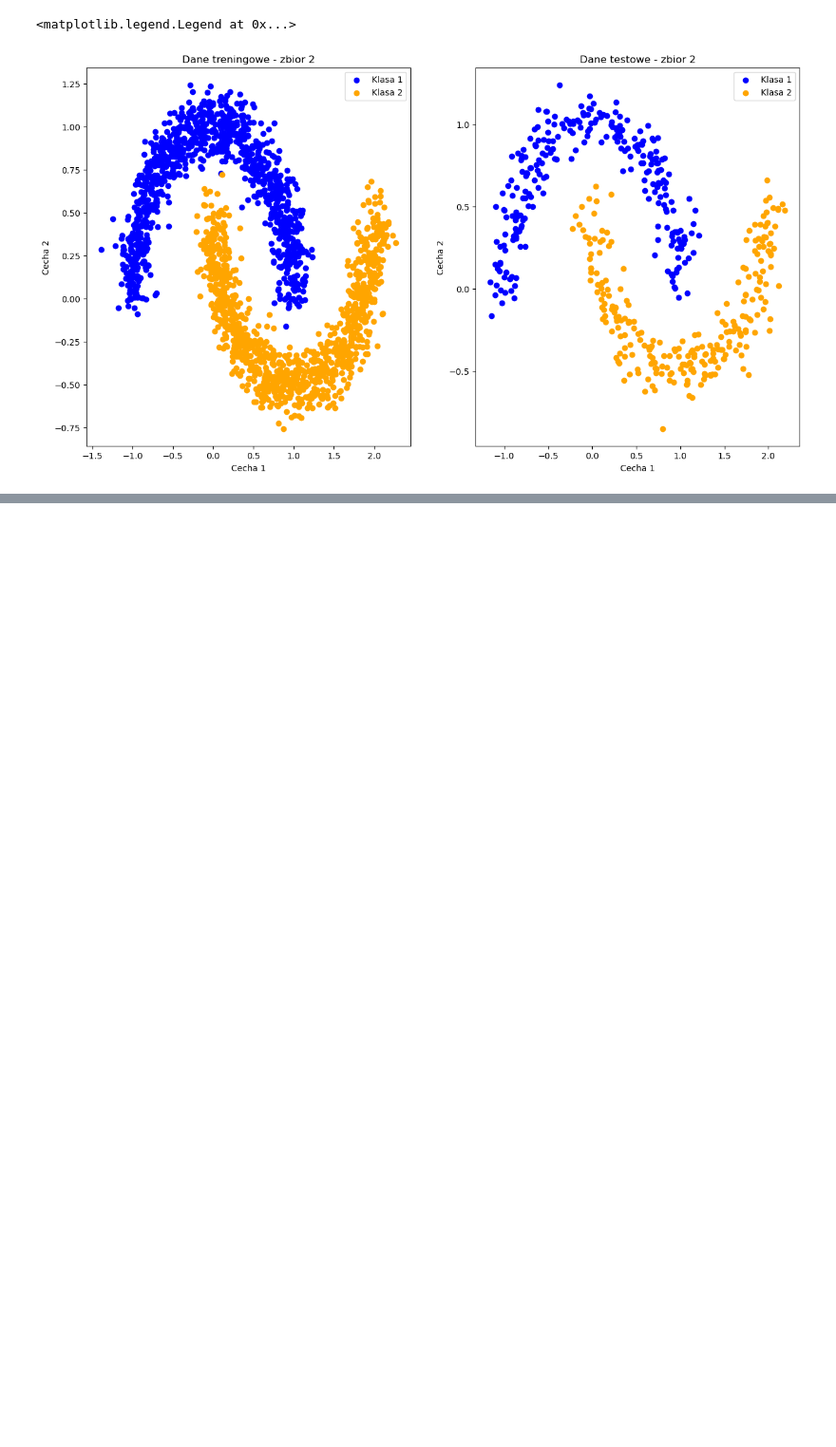
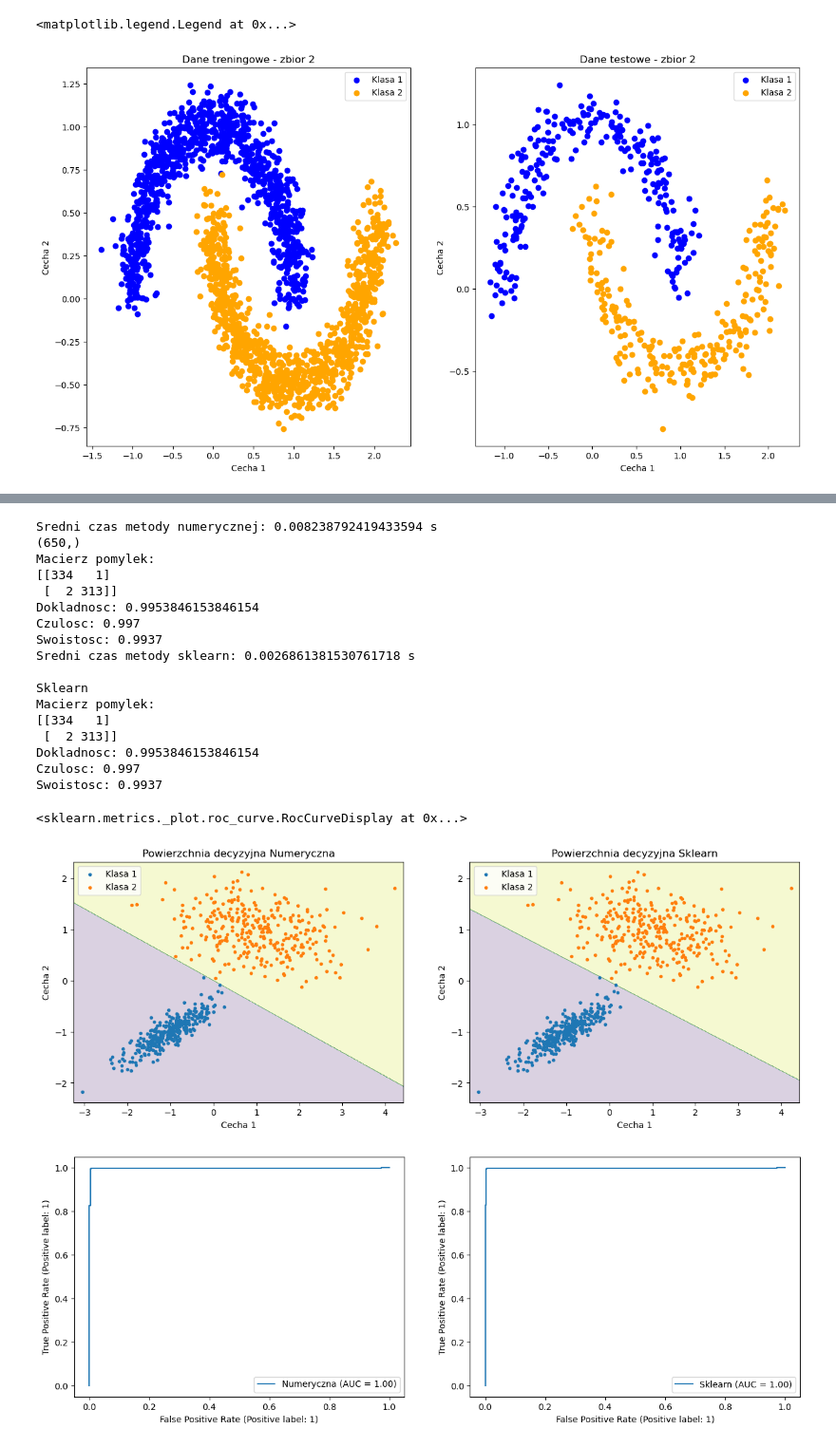
Before and after one commit to HaZhul/ML-models, a Jupyter notebook: 3Logistic_Regression/logistic_regression.ipynb, the cells around one changed output, grey strips where cells are left out. Shown at 95% size. Drawn from its saved outputs; the diff is of its cells as text; code cells hidden in the pictures; blank space fills up the shorter version.

```diff
--- a/3Logistic_Regression/logistic_regression.ipynb
+++ b/3Logistic_Regression/logistic_regression.ipynb
@@ -170,0 +173,67 @@ Swoistosc: 0.9937
+# %%
+model = MLogisticRegression(eta=0.01, num_iterations=100)
+start = time.time()
+for i in range(100):
+    model.fit(X_syn_train, y_syn_train)
+    y_pred = model.predict(X_syn_test)
+end = time.time()
+print(f'Sredni czas metody numerycznej: {(end - start)/100} s')
+print(y_pred.shape)
+
+accuracy = accuracy_score(y_syn_test, y_pred)
+c_matrix = confusion_matrix(y_syn_test, y_pred)
+print(f'Macierz pomylek: \n{c_matrix}')
+print(f'Dokladnosc: {accuracy}\nCzulosc: {sensitivity(c_matrix)}\nSwoistosc: {specificity(c_matrix)}')
+X_pred_0 = X_syn_test[y_pred == 0]
+X_pred_1 = X_syn_test[y_pred == 1]
+
+
+model_sk = LogisticRegression()
+start = time.time()
+for i in range(100):
+    model_sk.fit(X_syn_train, y_syn_train)
+    y_pred_sk = model_sk.predict(X_syn_test)
+end = time.time()
+print(f'Sredni czas metody sklearn: {(end - start)/100} s')
+
+accuracy_sk = accuracy_score(y_syn_test, y_pred_sk)
+c_matrix_sk = confusion_matrix(y_syn_test, y_pred_sk)
+print(f'\nSklearn\nMacierz pomylek: \n{c_matrix}')
+print(f'Dokladnosc: {accuracy_sk}\nCzulosc: {sensitivity(c_matrix_sk)}\nSwoistosc: {specificity(c_matrix_sk)}')
+X_pred_0_sk = X_syn_test[y_pred_sk == 0]
+X_pred_1_sk = X_syn_test[y_pred_sk == 1]
+
+plt.figure(figsize=(15, 5))
+plt.subplot(1, 2, 1)
+plot_class(X_syn_test, X_pred_0, X_pred_1, model, 'Numeryczna')
+plt.subplot(1, 2, 2)
+plot_class(X_syn_test, X_pred_0_sk, X_pred_1_sk, model_sk, 'Sklearn')
+
+
+y_scores_sk = model_sk.decision_function(X_syn_test)
+y_scores = model.decision_function(X_syn_test)
+
+_, axs = plt.subplots(1, 2, figsize=(15, 5))
+RocCurveDisplay.from_predictions(y_syn_test, y_scores, name='Numeryczna', ax=axs[0])
+RocCurveDisplay.from_predictions(y_syn_test, y_scores_sk, name='Sklearn', ax=axs[1])
+# %% [output]
+Sredni czas metody numerycznej: 0.008238792419433594 s
+(650,)
+Macierz pomylek:
+[[334   1]
+ [  2 313]]
+Dokladnosc: 0.9953846153846154
+Czulosc: 0.997
+Swoistosc: 0.9937
+Sredni czas metody sklearn: 0.0026861381530761718 s
+
+Sklearn
+Macierz pomylek:
+[[334   1]
+ [  2 313]]
+Dokladnosc: 0.9953846153846154
+Czulosc: 0.997
+Swoistosc: 0.9937
+<sklearn.metrics._plot.roc_curve.RocCurveDisplay at 0x...>
+[figure, added]
+[figure, added]
```
Also changed, not shown: parts of 7 cells of this notebook.
